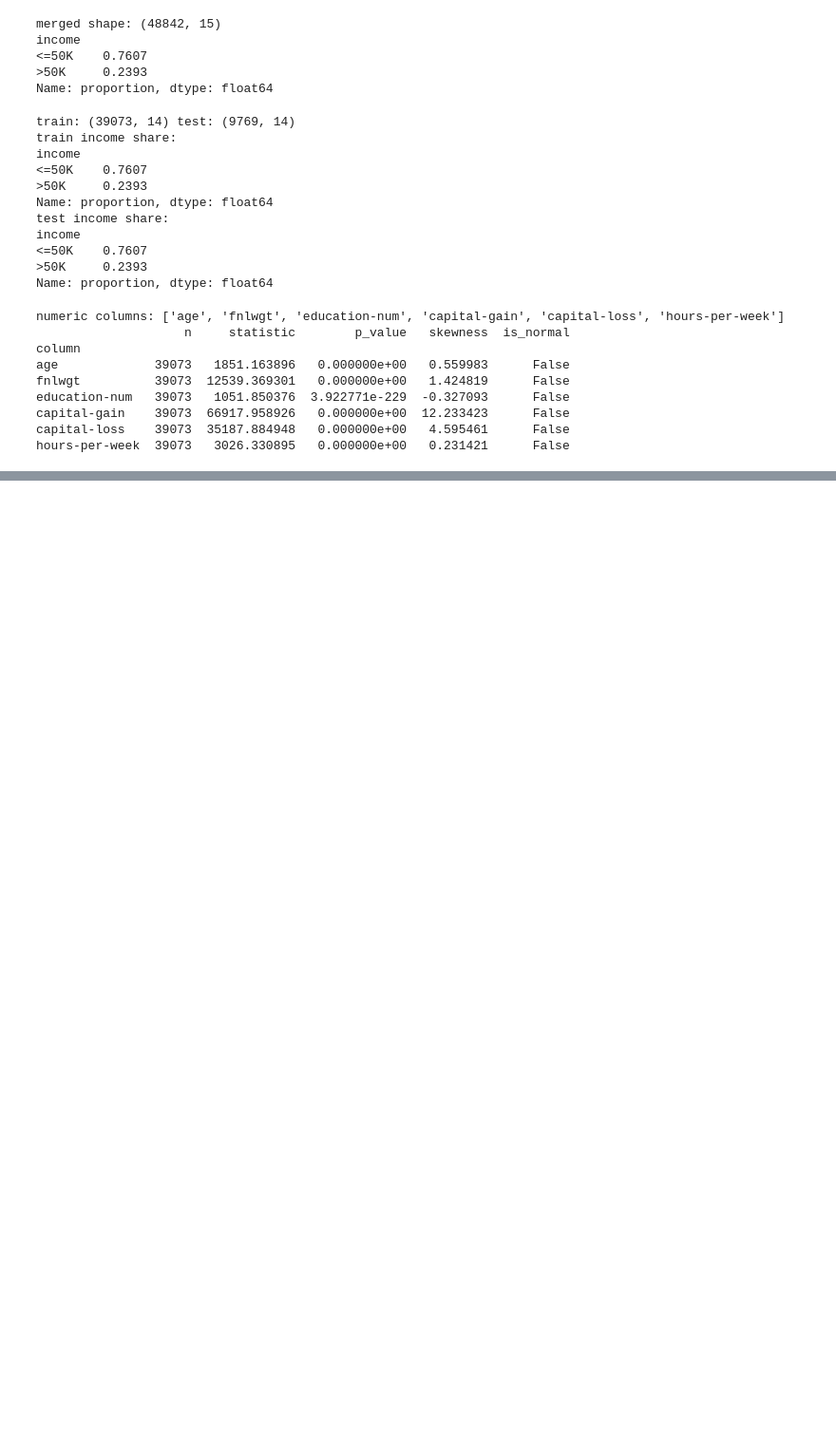
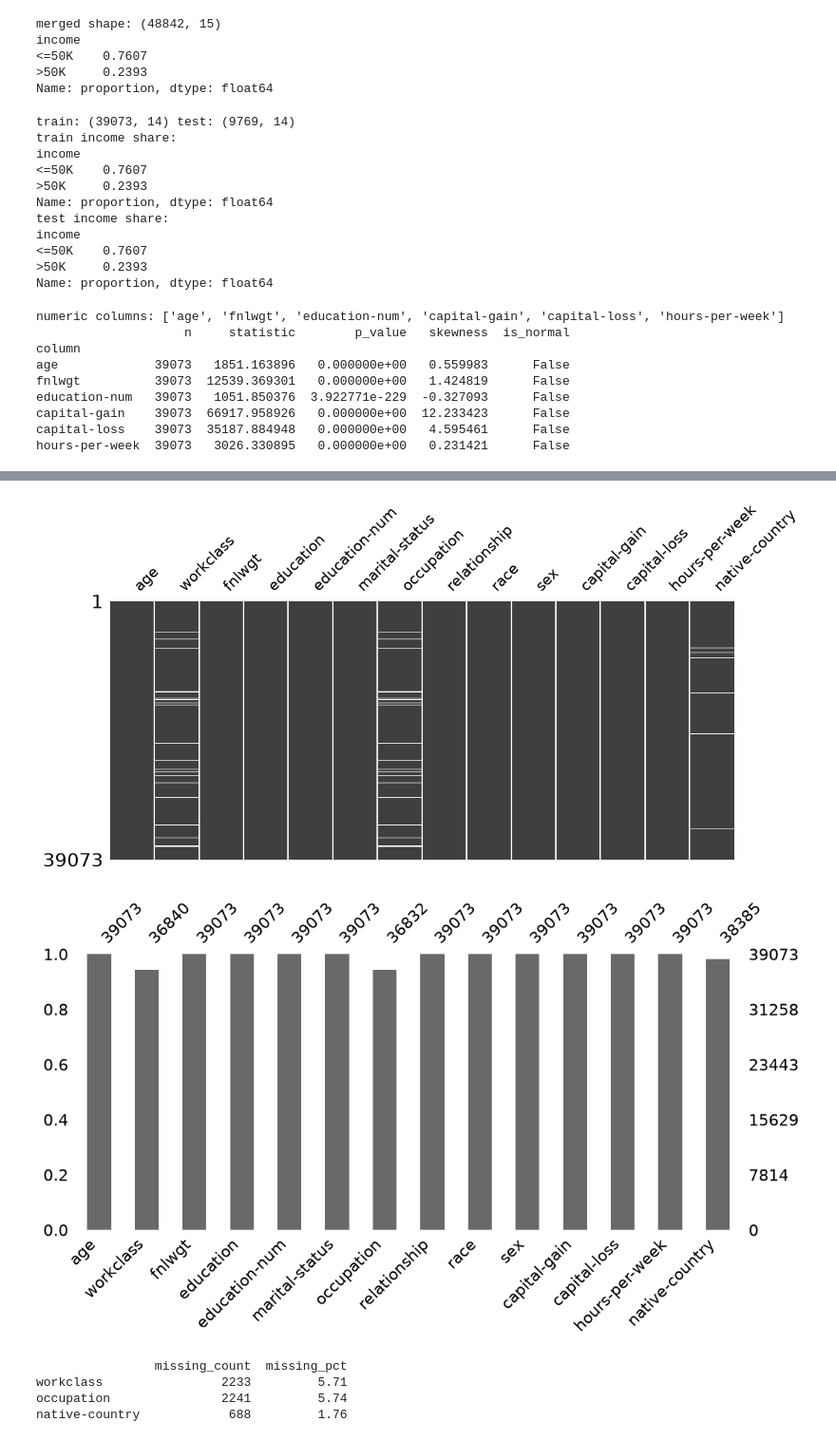
Before and after one commit to TheBrilliantCoder/24127441, a Jupyter notebook: book/01_EDA_tabular.ipynb, the cells around one changed output, grey strips where cells are left out. Shown at 95% size. Cells and saved outputs as stored; diff of their text form; code cells hidden in the pictures; blank space fills up the shorter version.

```diff
--- a/book/01_EDA_tabular.ipynb
+++ b/book/01_EDA_tabular.ipynb
@@ -256,0 +414,26 @@ hours-per-week  39073   3026.330895   0.000000e+00   0.231421      False
+# %%
+import missingno as msno
+
+# Matrix: each row = one record, white = missing. sparkline=False hides the small summary line on the right
+msno.matrix(X_train, figsize=(12, 5), sparkline=False)
+plt.show()
+
+# Bar chart: count of non-missing values per column
+msno.bar(X_train, figsize=(12, 5))
+plt.show()
+# %% [output]
+[figure, added]
+[figure, added]
+# %%
+# Missing count and percentage per column, stored in a named variable
+missing_summary = pd.DataFrame({
+    "missing_count": X_train.isna().sum(),
+    "missing_pct": X_train.isna().mean() * 100,
+})
+missing_summary = missing_summary[missing_summary["missing_count"] > 0]
+print(missing_summary.round(2))
+# %% [output]
+                missing_count  missing_pct
+workclass                2233         5.71
+occupation               2241         5.74
+native-country            688         1.76
```
Also changed, not shown: parts of 16 cells of this notebook.
